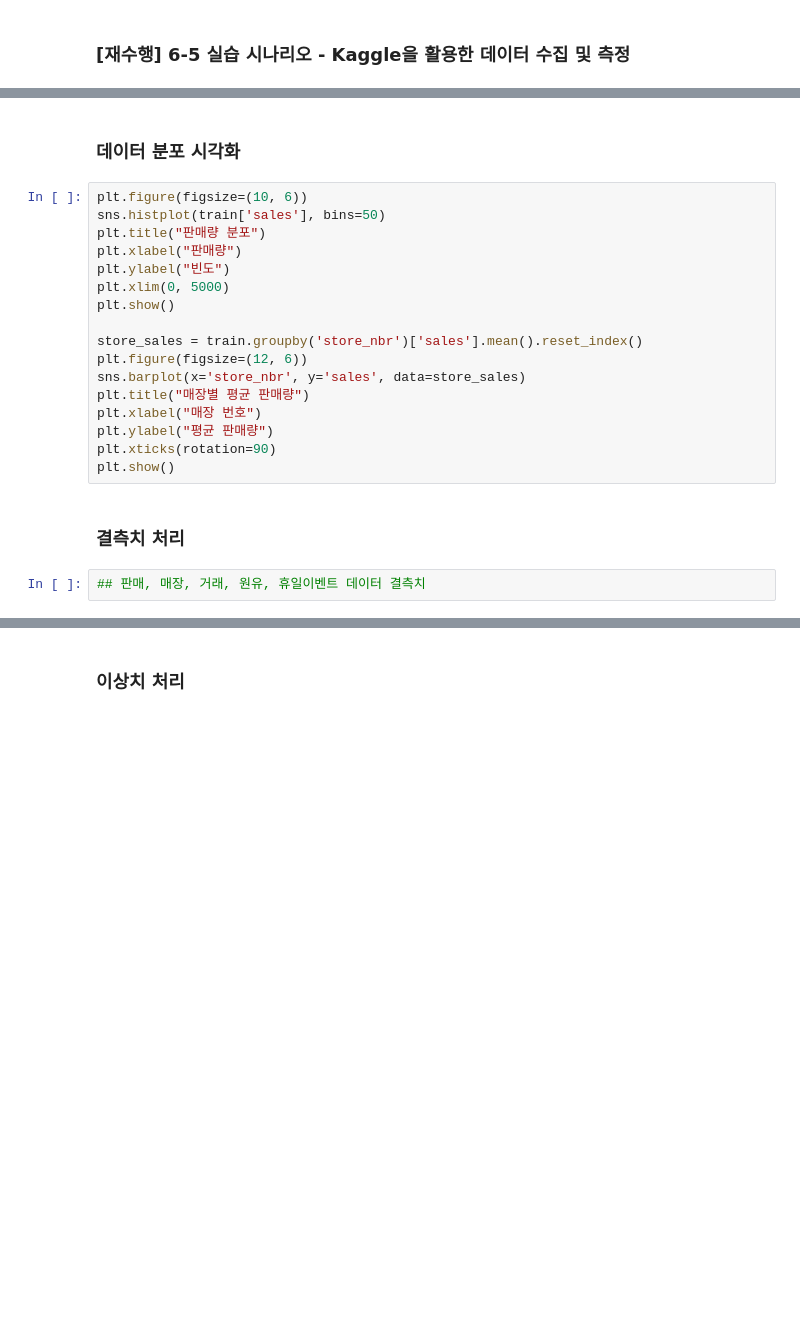
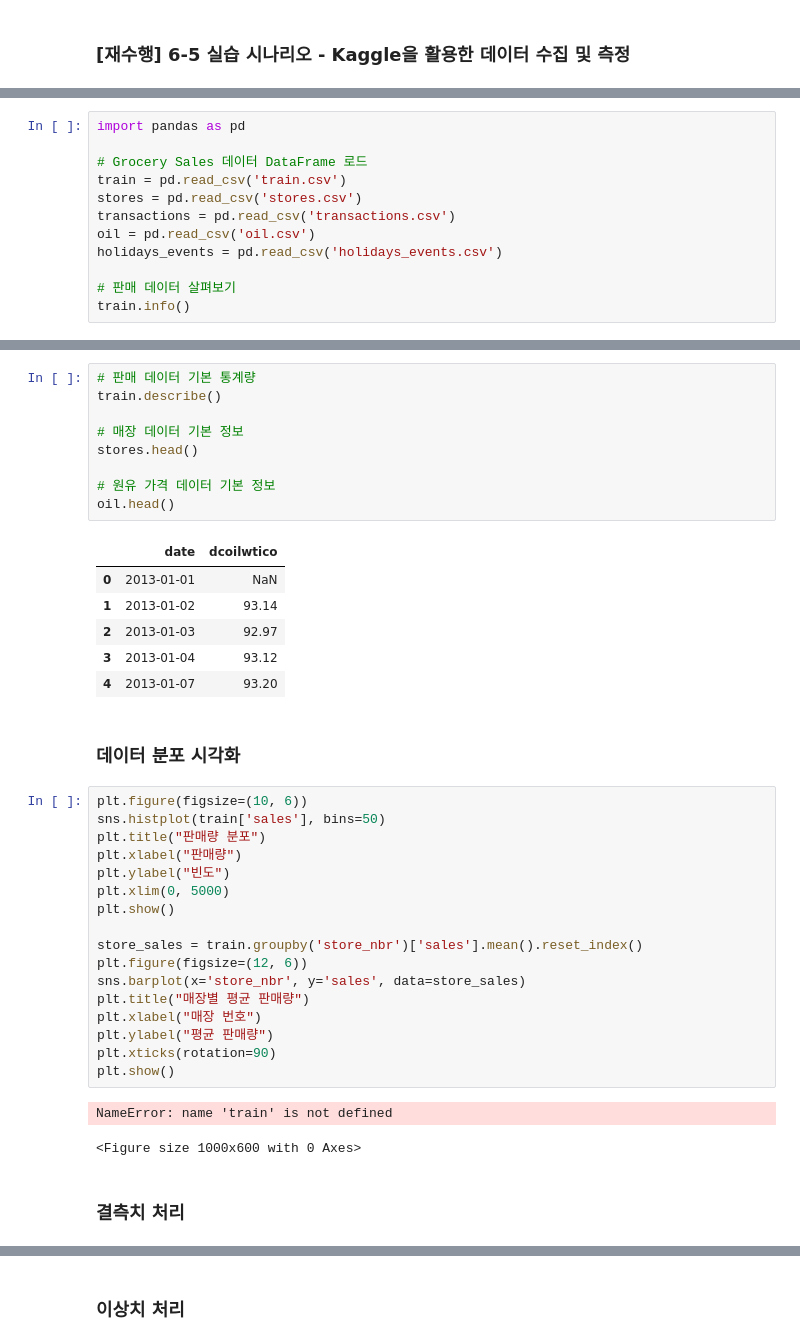
Before and after one commit to Soyeon250/Data-Analysis-with-Open-Source, a Jupyter notebook: 오픈소스_데이터_분석_7강.ipynb, the cells around one changed output, grey strips where cells are left out. Saved outputs shown, nothing was run; the diff lists cells and outputs as text; blank space fills up the shorter version.

```diff
--- a/오픈소스_데이터_분석_7강.ipynb
+++ b/오픈소스_데이터_분석_7강.ipynb
@@ -238,0 +313,12 @@ df_date = pd.DataFrame({'date_str':date_str})
+# %%
+import pandas as pd
+
+# Grocery Sales 데이터 DataFrame 로드
+train = pd.read_csv('train.csv')
+stores = pd.read_csv('stores.csv')
+transactions = pd.read_csv('transactions.csv')
+oil = pd.read_csv('oil.csv')
+holidays_events = pd.read_csv('holidays_events.csv')
+
+# 판매 데이터 살펴보기
+train.info()
@@ -239,3 +339,19 @@ df_date = pd.DataFrame({'date_str':date_str})
+# %%
+# 판매 데이터 기본 통계량
+train.describe()
+
+# 매장 데이터 기본 정보
+stores.head()
+
+# 원유 가격 데이터 기본 정보
+oil.head()
+# %% [output]
+|  | date | dcoilwtico |
+| 0 | 2013-01-01 | NaN |
+| 1 | 2013-01-02 | 93.14 |
+| 2 | 2013-01-03 | 92.97 |
+| 3 | 2013-01-04 | 93.12 |
+| 4 | 2013-01-07 | 93.20 |
 # %% [markdown]
 ### 데이터 분포 시각화
 # %%
@@ -255,7 +371,8 @@ plt.xlabel("매장 번호")
 plt.ylabel("평균 판매량")
 plt.xticks(rotation=90)
 plt.show()
+# %% [output]
+NameError: name 'train' is not defined
+<Figure size 1000x600 with 0 Axes>
 # %% [markdown]
 ### 결측치 처리
-# %%
-## 판매, 매장, 거래, 원유, 휴일이벤트 데이터 결측치
```
Also changed, not shown: parts of 9 cells of this notebook.
